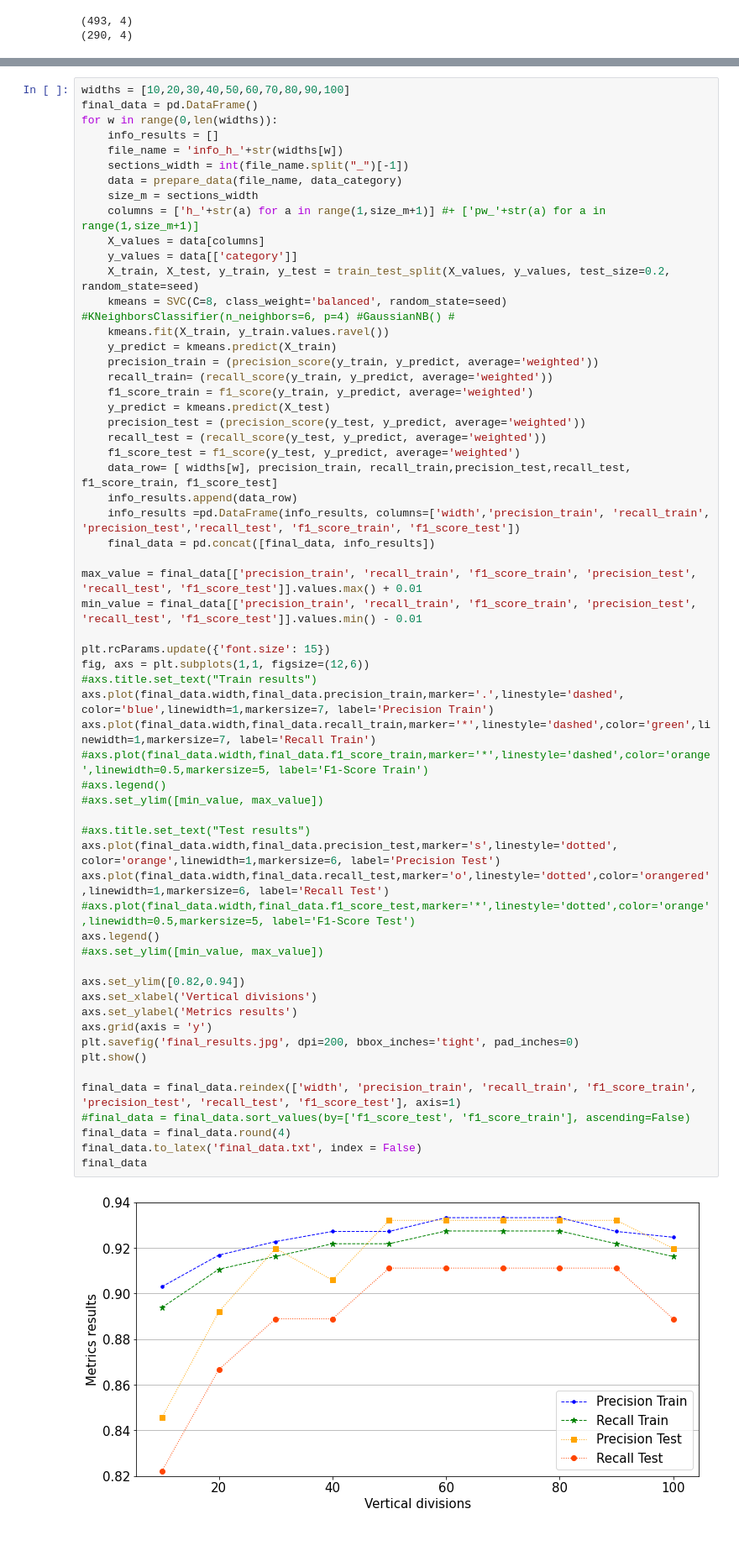
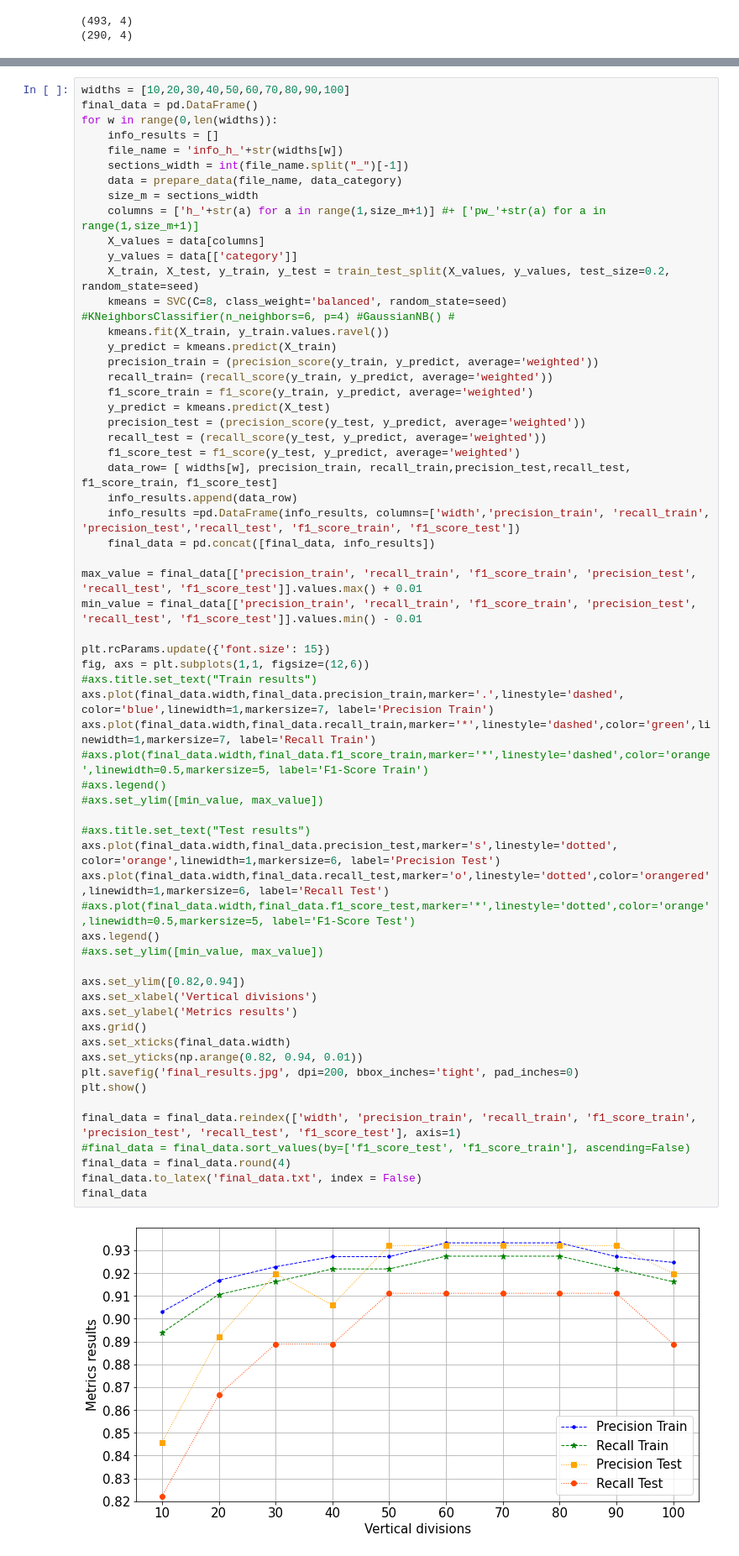
Before and after one commit to ULE-Informatica/burr_detection, a Jupyter notebook: info_data.ipynb, the cells around one changed output, grey strips where cells are left out. Shown at 84% size. Saved outputs shown, nothing was run; the diff lists cells and outputs as text.

Commit message:
Update chart

```diff
--- a/info_data.ipynb
+++ b/info_data.ipynb
@@ -106,35 +106,37 @@ max_value = final_data[['precision_train', 'recall_train', 'f1_score_train', 'pr
 min_value = final_data[['precision_train', 'recall_train', 'f1_score_train', 'precision_test', 'recall_test', 'f1_score_test']].values.min() - 0.01
 
 plt.rcParams.update({'font.size': 15})
 fig, axs = plt.subplots(1,1, figsize=(12,6))
 #axs.title.set_text("Train results")
 axs.plot(final_data.width,final_data.precision_train,marker='.',linestyle='dashed', color='blue',linewidth=1,markersize=7, label='Precision Train')
 axs.plot(final_data.width,final_data.recall_train,marker='*',linestyle='dashed',color='green',linewidth=1,markersize=7, label='Recall Train')
 #axs.plot(final_data.width,final_data.f1_score_train,marker='*',linestyle='dashed',color='orange',linewidth=0.5,markersize=5, label='F1-Score Train')
 #axs.legend()
 #axs.set_ylim([min_value, max_value])
 
 #axs.title.set_text("Test results")
 axs.plot(final_data.width,final_data.precision_test,marker='s',linestyle='dotted', color='orange',linewidth=1,markersize=6, label='Precision Test')
 axs.plot(final_data.width,final_data.recall_test,marker='o',linestyle='dotted',color='orangered',linewidth=1,markersize=6, label='Recall Test')
 #axs.plot(final_data.width,final_data.f1_score_test,marker='*',linestyle='dotted',color='orange',linewidth=0.5,markersize=5, label='F1-Score Test')
 axs.legend()
 #axs.set_ylim([min_value, max_value])
 
 axs.set_ylim([0.82,0.94])
 axs.set_xlabel('Vertical divisions')
 axs.set_ylabel('Metrics results')
-axs.grid(axis = 'y')
+axs.grid()
+axs.set_xticks(final_data.width)
+axs.set_yticks(np.arange(0.82, 0.94, 0.01))
 plt.savefig('final_results.jpg', dpi=200, bbox_inches='tight', pad_inches=0)
 plt.show()
 
 final_data = final_data.reindex(['width', 'precision_train', 'recall_train', 'f1_score_train', 'precision_test', 'recall_test', 'f1_score_test'], axis=1)
 #final_data = final_data.sort_values(by=['f1_score_test', 'f1_score_train'], ascending=False)
 final_data = final_data.round(4)
 final_data.to_latex('final_data.txt', index = False)
 final_data
 # %% [output]
-[figure, old version]
+[figure, new version]
 |  | width | precision_train | recall_train | f1_score_train | precision_test | recall_test | f1_score_test |
 | 0 | 10 | 0.9030 | 0.8939 | 0.8936 | 0.8457 | 0.8222 | 0.8217 |
 | 0 | 20 | 0.9168 | 0.9106 | 0.9108 | 0.8920 | 0.8667 | 0.8677 |
```
Also changed, not shown: parts of 1 cell of this notebook, 1 other file.
